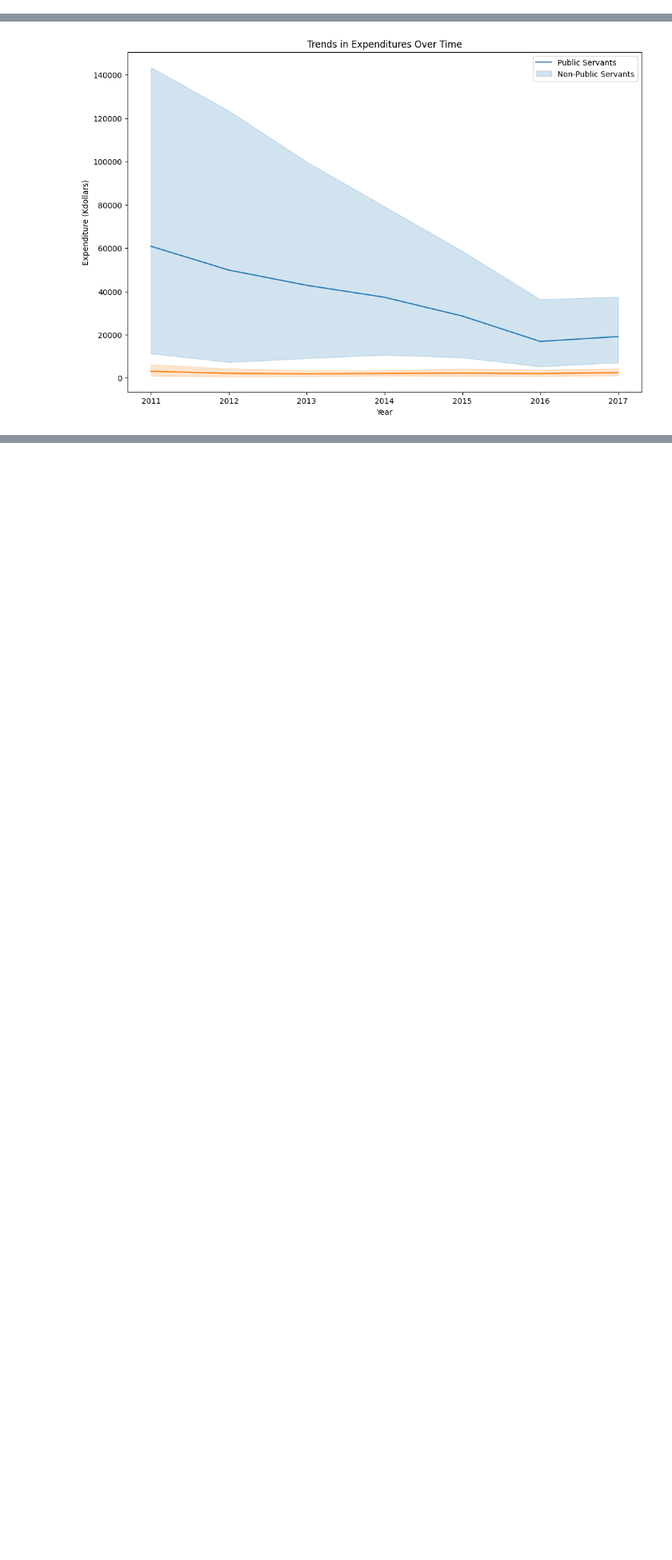
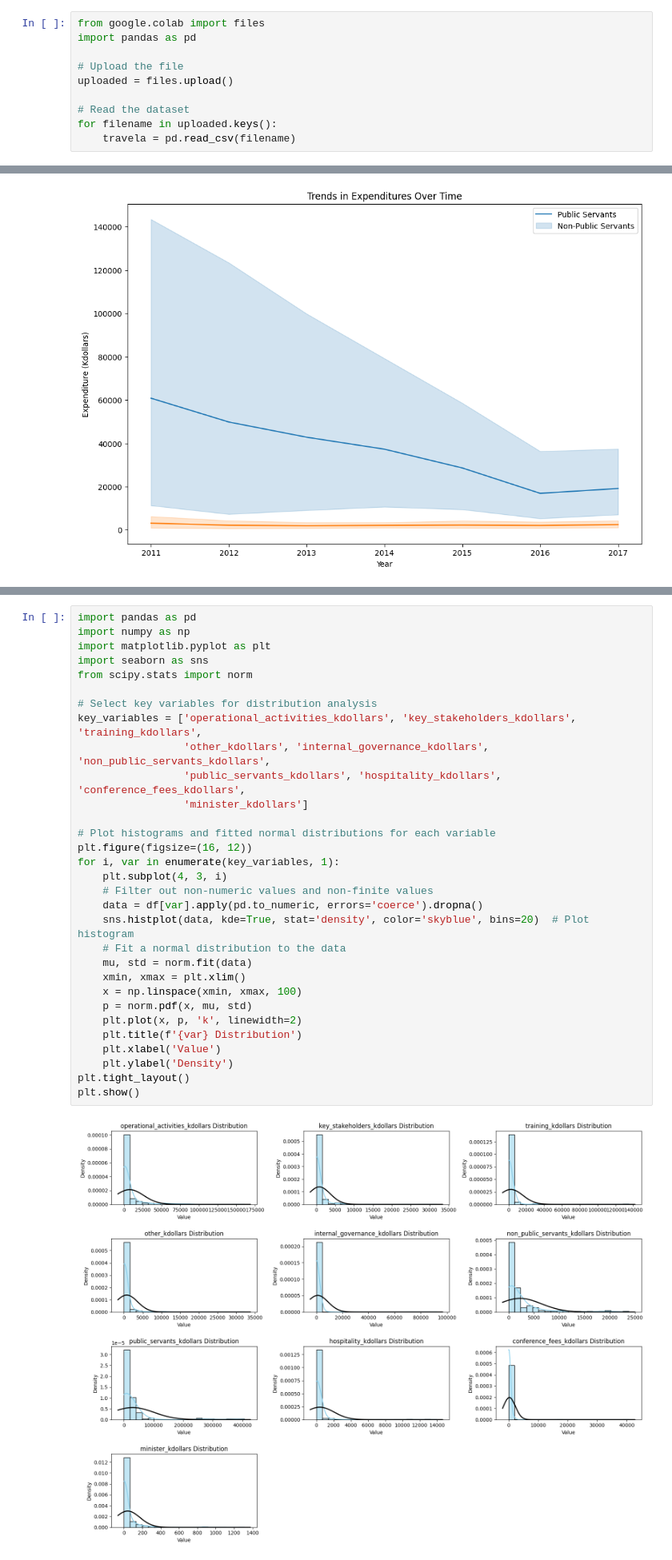
Before and after one commit to anjalidobhal/Project-820, a Jupyter notebook: Untitled26.ipynb, the cells around one changed output, grey strips where cells are left out. Shown at 80% size. Saved outputs shown, nothing was run; the diff lists cells and outputs as text; blank space fills up the shorter version.

```diff
--- a/Untitled26.ipynb
+++ b/Untitled26.ipynb
@@ -33,3 +33,13 @@ CSV File Content:
 488  Western Economic Diversification Canada | Dive...
 
 [489 rows x 23 columns]
+# %%
+from google.colab import files
+import pandas as pd
+
+# Upload the file
+uploaded = files.upload()
+
+# Read the dataset
+for filename in uploaded.keys():
+    travela = pd.read_csv(filename)
@@ -177,0 +524,33 @@ plt.show()
+# %%
+import pandas as pd
+import numpy as np
+import matplotlib.pyplot as plt
+import seaborn as sns
+from scipy.stats import norm
+
+# Select key variables for distribution analysis
+key_variables = ['operational_activities_kdollars', 'key_stakeholders_kdollars', 'training_kdollars',
+                 'other_kdollars', 'internal_governance_kdollars', 'non_public_servants_kdollars',
+                 'public_servants_kdollars', 'hospitality_kdollars', 'conference_fees_kdollars',
+                 'minister_kdollars']
+
+# Plot histograms and fitted normal distributions for each variable
+plt.figure(figsize=(16, 12))
+for i, var in enumerate(key_variables, 1):
+    plt.subplot(4, 3, i)
+    # Filter out non-numeric values and non-finite values
+    data = df[var].apply(pd.to_numeric, errors='coerce').dropna()
+    sns.histplot(data, kde=True, stat='density', color='skyblue', bins=20)  # Plot histogram
+    # Fit a normal distribution to the data
+    mu, std = norm.fit(data)
+    xmin, xmax = plt.xlim()
+    x = np.linspace(xmin, xmax, 100)
+    p = norm.pdf(x, mu, std)
+    plt.plot(x, p, 'k', linewidth=2)
+    plt.title(f'{var} Distribution')
+    plt.xlabel('Value')
+    plt.ylabel('Density')
+plt.tight_layout()
+plt.show()
+# %% [output]
+[figure, added]
```
Also changed, not shown: parts of 29 cells of this notebook.
